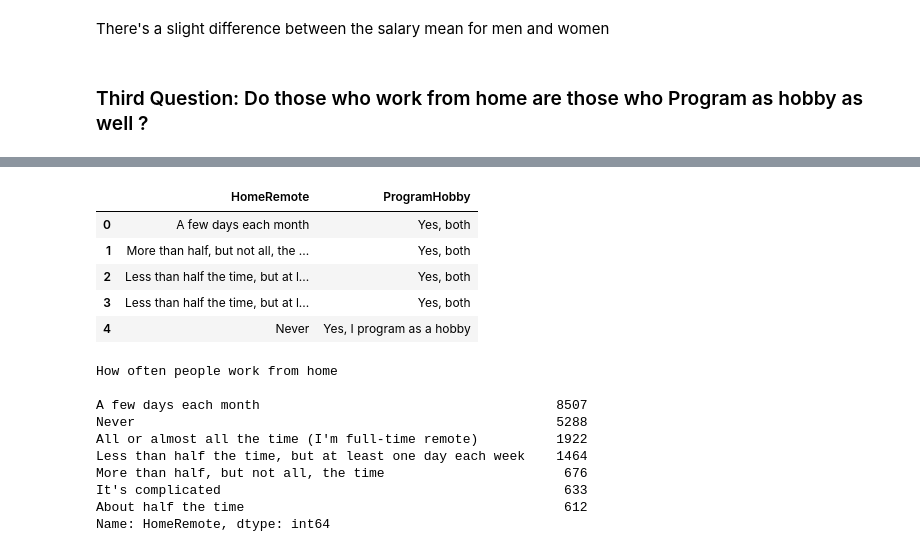
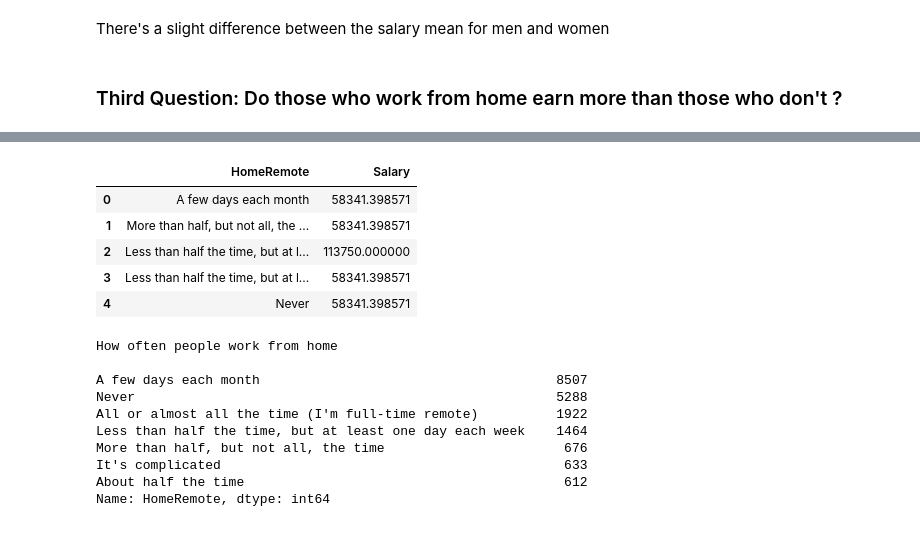
Before and after one commit to DenerBEM/Udacity-CRISP, a Jupyter notebook: Project-CRISP.ipynb, the cells around one changed output, grey strips where cells are left out. Cells and saved outputs as stored; diff of their text form; code cells hidden in the pictures.

```diff
--- a/Project-CRISP.ipynb
+++ b/Project-CRISP.ipynb
@@ -381,7 +388,7 @@ new_df.loc[new_df.Gender.isin(['Male','Female'])].groupby('Gender')['Salary'].me
 # %% [markdown]
 There's a slight difference between the salary mean for men and women
 # %% [markdown]
-### Third Question: Do those who work from home are those who Program as hobby as well ?
+### Third Question: Do those who work from home earn more than those who don't ?
 # %%
 # Visualize
 new_df.head()
@@ -394,15 +401,15 @@ new_df.head()
 | 4 | Switzerland | 58341.398571 | Male | 10 to 19 employees | Never | White or of European descent | Yes, I program as a hobby |
 # %%
 # Filtering the dataset
-subset = new_df[['HomeRemote', 'ProgramHobby']]
+subset = new_df[['HomeRemote', 'Salary']]
 subset.head()
 # %% [output]
-|  | HomeRemote | ProgramHobby |
-| 0 | A few days each month | Yes, both |
-| 1 | More than half, but not all, the ... | Yes, both |
-| 2 | Less than half the time, but at l... | Yes, both |
-| 3 | Less than half the time, but at l... | Yes, both |
-| 4 | Never | Yes, I program as a hobby |
+|  | HomeRemote | Salary |
+| 0 | A few days each month | 58341.398571 |
+| 1 | More than half, but not all, the ... | 58341.398571 |
+| 2 | Less than half the time, but at l... | 113750.000000 |
+| 3 | Less than half the time, but at l... | 58341.398571 |
+| 4 | Never | 58341.398571 |
 # %%
 # Frequency table
 print("How often people work from home\n")
```
Also changed, not shown: parts of 39 cells of this notebook.
